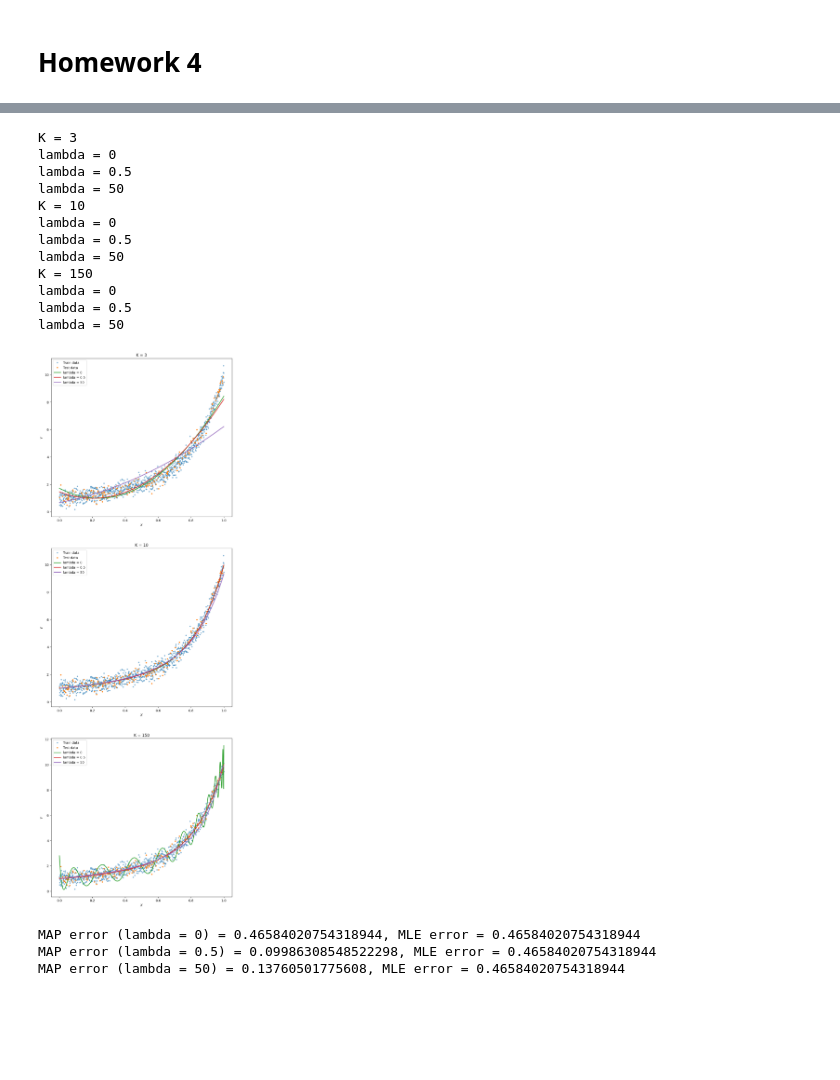
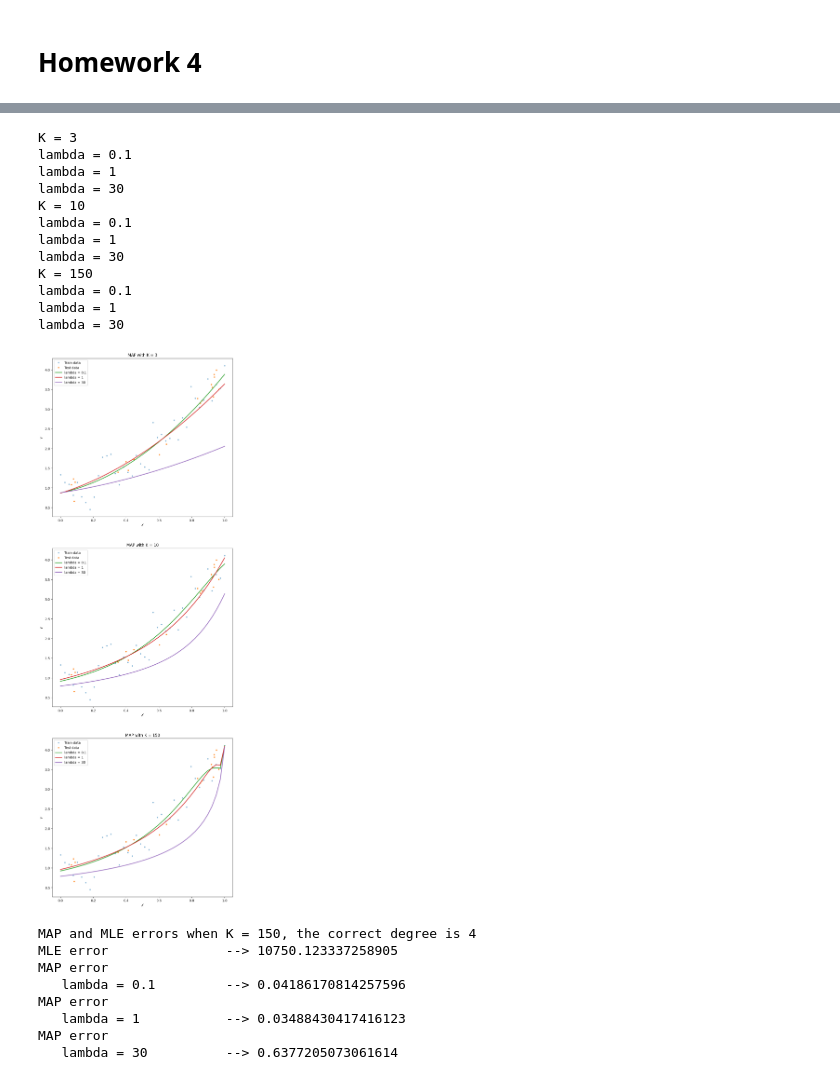
Before and after one commit to Tony3oo3/SMMAI_Lab, a Jupyter notebook: Homework_4/Homework4.ipynb, the cells around one changed output, grey strips where cells are left out. Drawn from its saved outputs; the diff is of its cells as text; code cells hidden in the pictures; blank space fills up the shorter version.

```diff
--- a/Homework_4/Homework4.ipynb
+++ b/Homework_4/Homework4.ipynb
@@ -4,14 +4,14 @@
 import numpy as  np
 import matplotlib.pyplot as plt
 # %%
-K = 10
+K = 4
 
 theta_true = np.ones((K, 1))
 # %%
 a = 0
 b = 1
 
-N = 1000
+N = 40
 X = np.linspace(a, b, N)
 # %%
 def vander(X, K):
@@ -141,7 +141,7 @@ def avg_abs_error(theta, test_data):
     return 1/N_test * np.power(np.linalg.norm(Phi @ theta - Y_test), 2)
 # %%
 # Generate test data
-N_test = 200
+N_test = N // 2
 
 rng = np.random.default_rng()
 
@@ -226,58 +230,64 @@ def MAP(D, K, lb, use_gd=False, use_sgd=False):
         theta_neq = np.linalg.solve(Phi.T @ Phi + np.identity(K) * lb, Phi.T @ Y)
         return theta_neq
 # %%
-lam_list = [0, 0.5, 50]
+lam_list = [0.1, 1, 30]
 K_map_list = [3, 10, 150]
 # %%
 fig, ax = plt.subplots(len(K_map_list), 1, figsize=(10, 30))
 
-
 for i, K_map in enumerate(K_map_list):
-    ax[i].set_title(f"K = {K_map}")
+    ax[i].set_title(f"MAP with K = {K_map}")
     ax[i].plot(X, Y, ".", label="Train data", alpha=0.5)
     ax[i].plot(X_test, Y_test, ".", label="Test data")
     print(f"K = {K_map}")
     # Iterate on lambda
     for lamb in lam_list:
         print(f"lambda = {lamb}")
         Phi_map = vander(X, K_map)
         theta_map = MAP(D, K_map, lamb)
         ax[i].plot(X, Phi_map @ theta_map, label=f"lambda = {lamb}", lw=2)
 
 
     ax[i].legend()
     ax[i].set_xlabel("$X$")
     ax[i].set_ylabel("$Y$")
 
 # plt.plot(X, Phi_map @ theta_map, label=f"K = {K_map}, lambda = {lamb}")
 # %% [output]
 K = 3
-lambda = 0
-lambda = 0.5
-lambda = 50
+lambda = 0.1
+lambda = 1
+lambda = 30
 K = 10
-lambda = 0
-lambda = 0.5
-lambda = 50
+lambda = 0.1
+lambda = 1
+lambda = 30
 K = 150
-lambda = 0
-lambda = 0.5
-lambda = 50
+lambda = 0.1
+lambda = 1
+lambda = 30
-[figure, old version]
+[figure, new version]
 # %%
 K_test = 150
+print(f"MAP and MLE errors when K = {K_test}, the correct degree is {K}")
+
+theta_mle = MLE(D, K_test)
+error_mle = avg_abs_error(theta_mle, (X_test, Y_test))
+print(f"MLE error \t\t--> {error_mle}")
+
 for lamb in lam_list:
     theta_map = MAP(D, K_test, lamb)
-    theta_mle = MLE(D, K_test)
-
     error_map = avg_abs_error(theta_map, (X_test, Y_test))
-    error_mle = avg_abs_error(theta_mle, (X_test, Y_test))
-
-    print(f"MAP error (lambda = {lamb}) = {error_map}, MLE error = {error_mle}")
+    print(f"MAP error\n   lambda = {lamb}   \t--> {error_map}")
 # %% [output]
-MAP error (lambda = 0) = 0.46584020754318944, MLE error = 0.46584020754318944
-MAP error (lambda = 0.5) = 0.09986308548522298, MLE error = 0.46584020754318944
-MAP error (lambda = 50) = 0.13760501775608, MLE error = 0.46584020754318944
+MAP and MLE errors when K = 150, the correct degree is 4
+MLE error               --> 10750.123337258905
+MAP error
+   lambda = 0.1         --> 0.04186170814257596
+MAP error
+   lambda = 1           --> 0.03488430417416123
+MAP error
+   lambda = 30          --> 0.6377205073061614
 # %%
 def error_theta(theta_true, theta):
     len_diff = len(theta) - len(theta_true)
```
Also changed, not shown: parts of 8 cells of this notebook.
